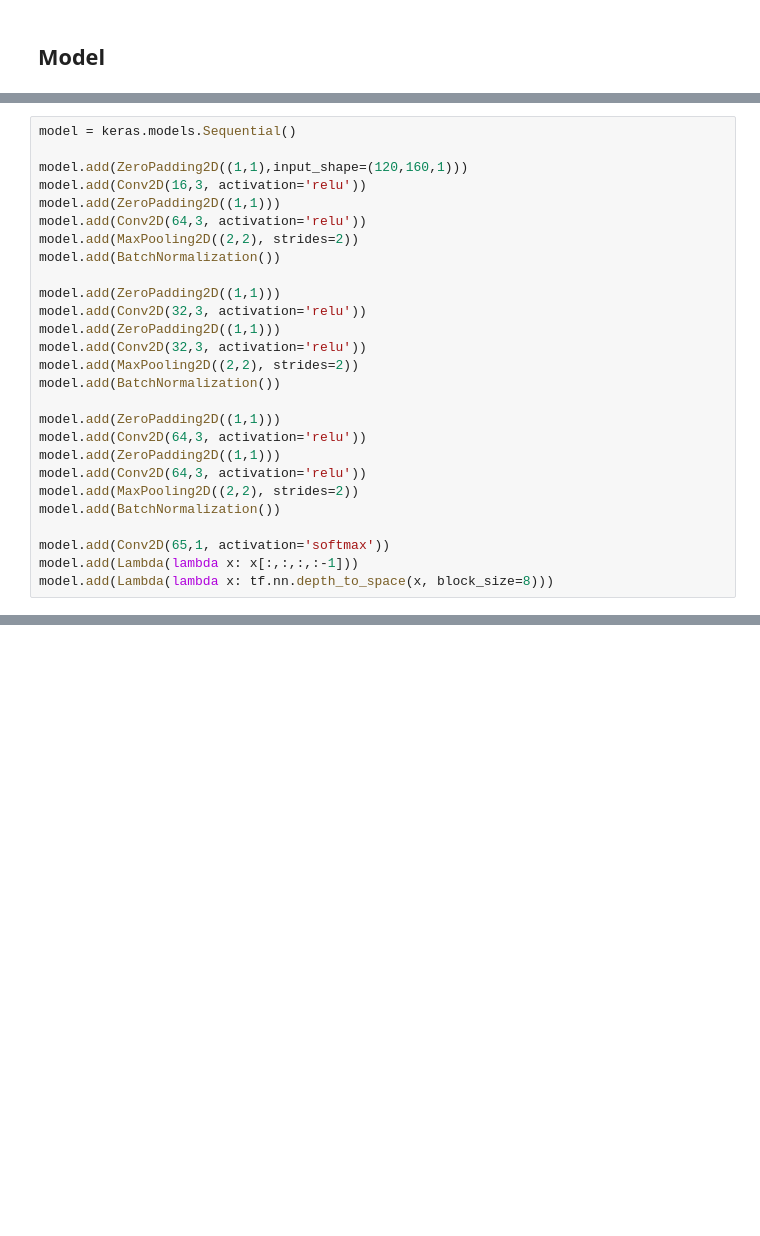
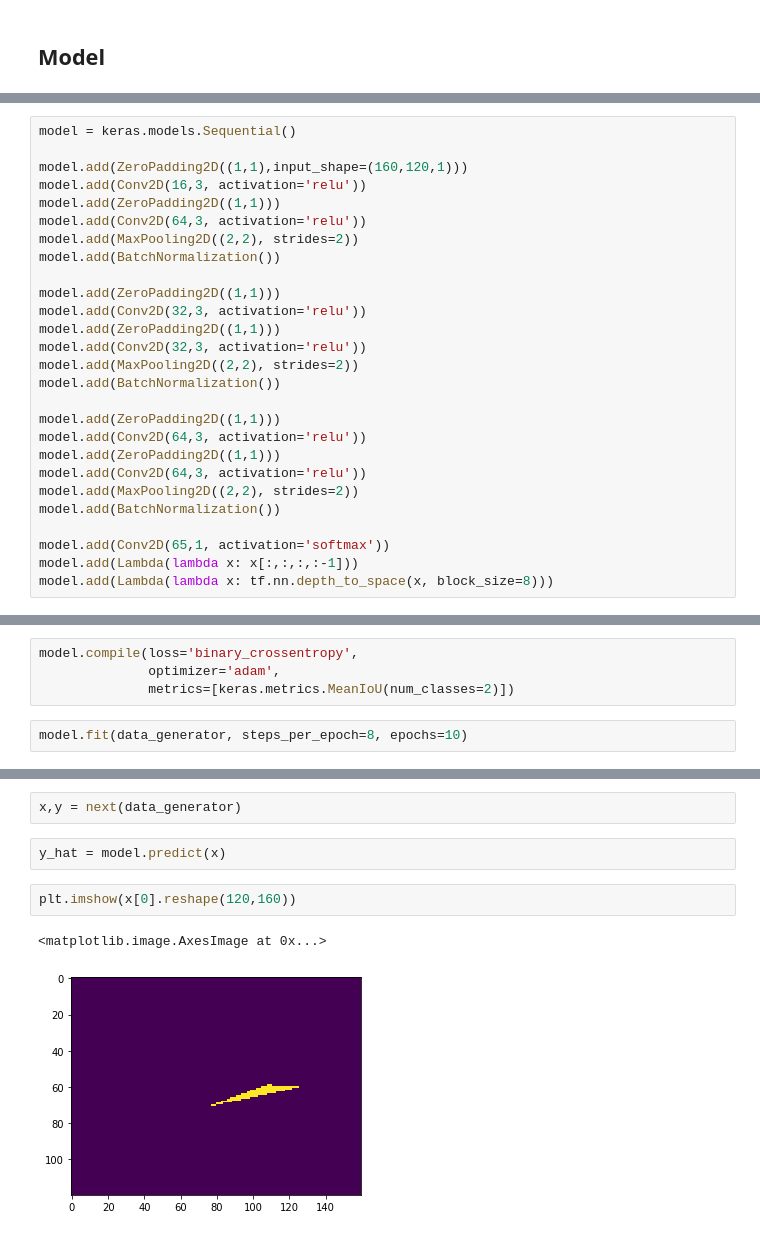
Before and after one commit to robbieculkin/deepoint, a Jupyter notebook: from scratch.ipynb, the cells around one changed output, grey strips where cells are left out. Drawn from its saved outputs; the diff is of its cells as text; blank space fills up the shorter version.

```diff
--- a/from scratch.ipynb
+++ b/from scratch.ipynb
@@ -40,7 +47,7 @@ import tensorflow as tf
 # %%
 model = keras.models.Sequential()
 
-model.add(ZeroPadding2D((1,1),input_shape=(120,160,1)))
+model.add(ZeroPadding2D((1,1),input_shape=(160,120,1)))
 model.add(Conv2D(16,3, activation='relu'))
 model.add(ZeroPadding2D((1,1)))
 model.add(Conv2D(64,3, activation='relu'))
@@ -84,3 +91,9 @@ Total params: 97,441
 Trainable params: 97,121
 Non-trainable params: 320
 _________________________________________________________________
+# %%
+model.compile(loss='binary_crossentropy',
+              optimizer='adam',
+              metrics=[keras.metrics.MeanIoU(num_classes=2)])
+# %%
+model.fit(data_generator, steps_per_epoch=8, epochs=10)
@@ -86,0 +122,9 @@ _________________________________________________________________
+# %%
+x,y = next(data_generator)
+# %%
+y_hat = model.predict(x)
+# %%
+plt.imshow(x[0].reshape(120,160))
+# %% [output]
+<matplotlib.image.AxesImage at 0x...>
+[figure, added]
```
Also changed, not shown: parts of 6 cells of this notebook.
